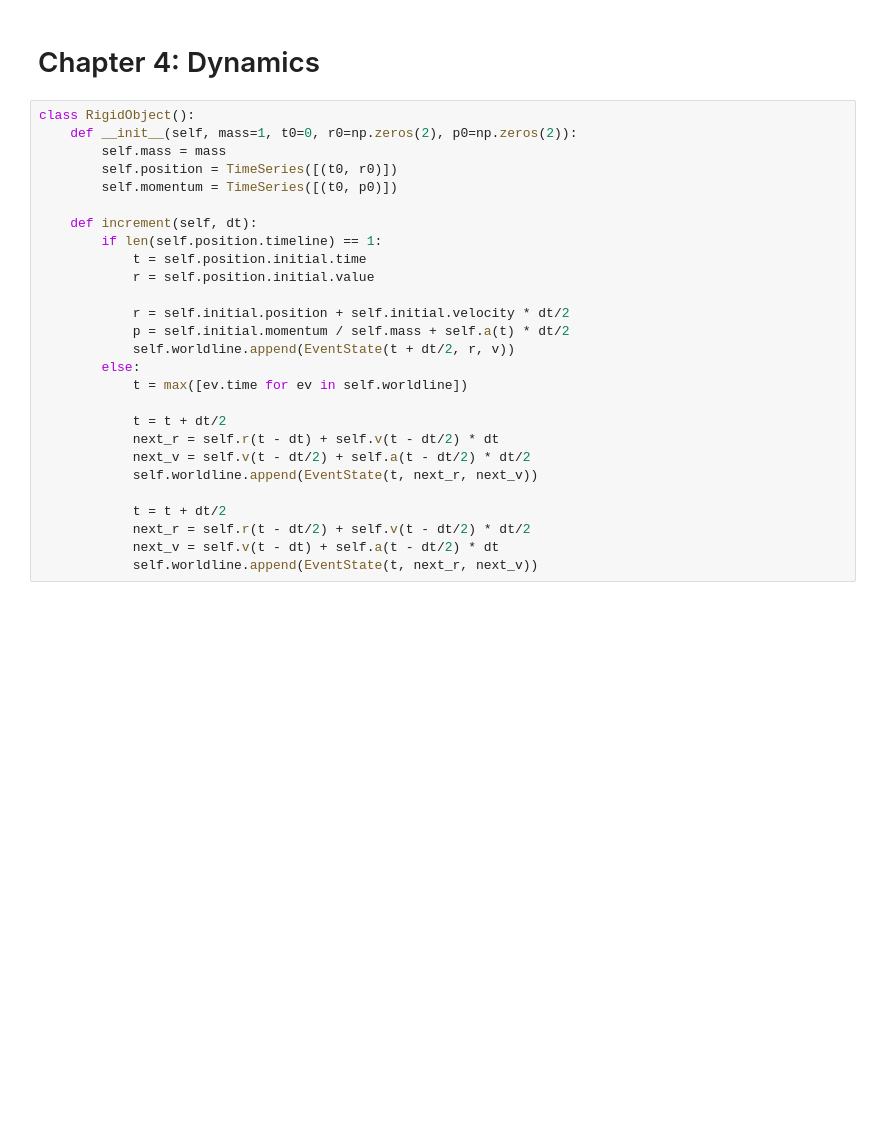
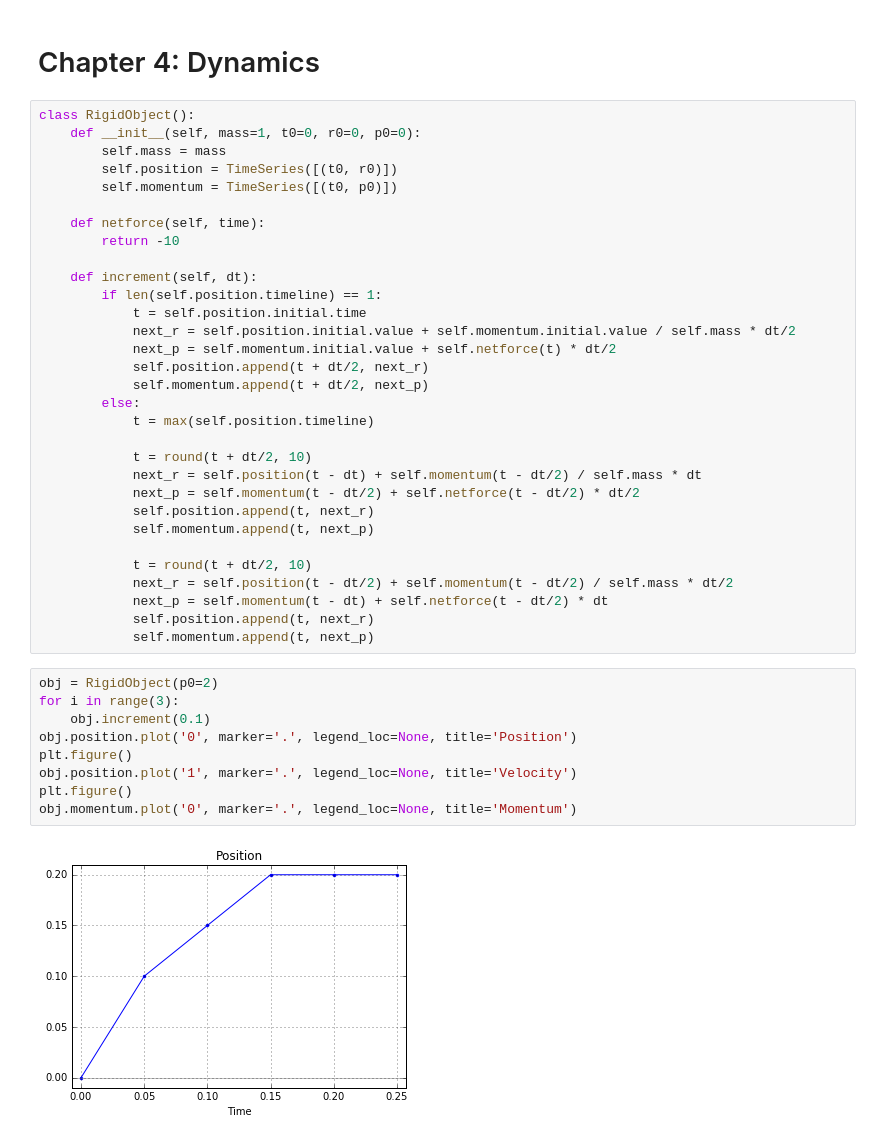
Before and after one commit to dulrich15/p200, a Jupyter notebook: p200 v06.ipynb, the cells around one changed output. Saved outputs shown, nothing was run; the diff lists cells and outputs as text; blank space fills up the shorter version.

```diff
--- a/p200 v06.ipynb
+++ b/p200 v06.ipynb
@@ -194,28 +205,43 @@ r.plot(title='Components of uniform circular motion')
 # Chapter 4: Dynamics
 # %%
 class RigidObject():
-    def __init__(self, mass=1, t0=0, r0=np.zeros(2), p0=np.zeros(2)):
+    def __init__(self, mass=1, t0=0, r0=0, p0=0):
         self.mass = mass
         self.position = TimeSeries([(t0, r0)])
         self.momentum = TimeSeries([(t0, p0)])
 
+    def netforce(self, time):
+        return -10
+
     def increment(self, dt):
         if len(self.position.timeline) == 1:
             t = self.position.initial.time
-            r = self.position.initial.value
+            next_r = self.position.initial.value + self.momentum.initial.value / self.mass * dt/2
+            next_p = self.momentum.initial.value + self.netforce(t) * dt/2
+            self.position.append(t + dt/2, next_r)
+            self.momentum.append(t + dt/2, next_p)
+        else:
+            t = max(self.position.timeline)
 
-            r = self.initial.position + self.initial.velocity * dt/2
-            p = self.initial.momentum / self.mass + self.a(t) * dt/2
-            self.worldline.append(EventState(t + dt/2, r, v))
-        else:
-            t = max([ev.time for ev in self.worldline])
+            t = round(t + dt/2, 10)
+            next_r = self.position(t - dt) + self.momentum(t - dt/2) / self.mass * dt
+            next_p = self.momentum(t - dt/2) + self.netforce(t - dt/2) * dt/2
+            self.position.append(t, next_r)
+            self.momentum.append(t, next_p)
 
-            t = t + dt/2
-            next_r = self.r(t - dt) + self.v(t - dt/2) * dt
-            next_v = self.v(t - dt/2) + self.a(t - dt/2) * dt/2
-            self.worldline.append(EventState(t, next_r, next_v))
-
-            t = t + dt/2
-            next_r = self.r(t - dt/2) + self.v(t - dt/2) * dt/2
-            next_v = self.v(t - dt) + self.a(t - dt/2) * dt
-            self.worldline.append(EventState(t, next_r, next_v))
+            t = round(t + dt/2, 10)
+            next_r = self.position(t - dt/2) + self.momentum(t - dt/2) / self.mass * dt/2
+            next_p = self.momentum(t - dt) + self.netforce(t - dt/2) * dt
+            self.position.append(t, next_r)
+            self.momentum.append(t, next_p)
+# %%
+obj = RigidObject(p0=2)
+for i in range(3):
+    obj.increment(0.1)
+obj.position.plot('0', marker='.', legend_loc=None, title='Position')
+plt.figure()
+obj.position.plot('1', marker='.', legend_loc=None, title='Velocity')
+plt.figure()
+obj.momentum.plot('0', marker='.', legend_loc=None, title='Momentum')
+# %% [output]
+[figure, added]
```
Also changed, not shown: parts of 5 cells of this notebook, 1 other file.
